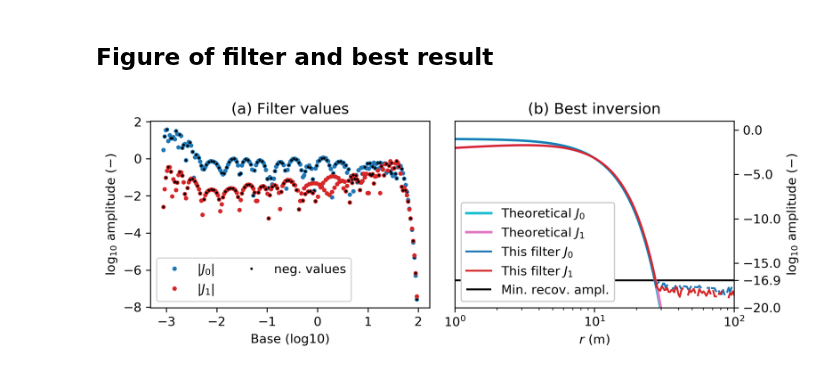
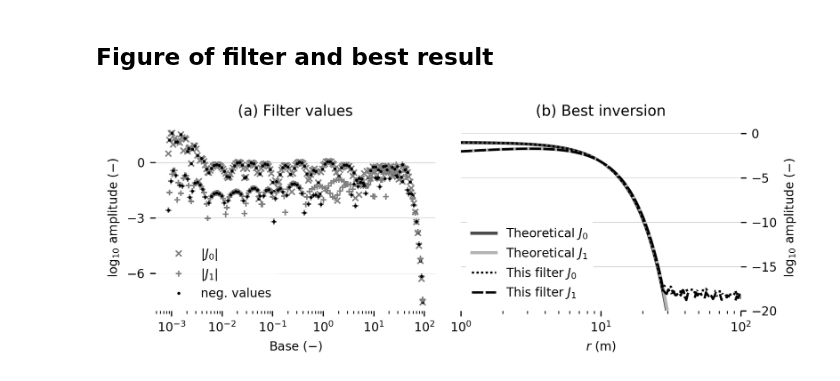
Before and after one commit to emsig/article-fdesign, a Jupyter notebook: notebooks/02-03-04-Figure_ExampleDesign.ipynb, the cells around one changed output. Drawn from its saved outputs; the diff is of its cells as text; code cells hidden in the pictures.

```diff
--- a/notebooks/02-03-04-Figure_ExampleDesign.ipynb
+++ b/notebooks/02-03-04-Figure_ExampleDesign.ipynb
@@ -117,13 +130,14 @@ def plot_out(out, out2=False):
 
     # plot `out`
     plt.pcolormesh(out[2][1, 0, :], out[2][0, :, 0], np.log10(out[3]),
-                   linewidth=0, rasterized=True)
+                   cmap=cmap, linewidth=0, rasterized=True)
 
     # Draw a red square if `out2` is provided
     if out2:
         minx, maxx = out2[2][1, 0, 0], out2[2][1, 0, -1]
         miny, maxy = out2[2][0, 0, 0], out2[2][0, -1, 0]
-        plt.plot([minx, minx, maxx, maxx, minx], [miny, maxy, maxy, miny, miny], 'C3')
+        plt.plot([minx, minx, maxx, maxx, minx], [miny, maxy, maxy, miny, miny], 'w', lw=1.52)
+        plt.plot([minx, minx, maxx, maxx, minx], [miny, maxy, maxy, miny, miny], 'k', lw=0.5)
 
     # Xlabel
     plt.xlabel('Shift')
@@ -133,11 +147,11 @@ def plot_out(out, out2=False):
         ticks = [-14, -10, -6, -2]
     else:
         ticks = [-17, -16, -15, -14, -13]
-    cb = plt.colorbar(ticks=ticks, orientation='horizontal', pad=0.22)
+    cb = plt.colorbar(ticks=ticks, orientation='horizontal', pad=0.26)
     cb.set_label(r'$\log_{10}$ min. amp. $(-)$')
 
 # Create figure
-fig, axs = plt.subplots(figsize=(9, 3), nrows=1, ncols=4)
+fig, axs = plt.subplots(figsize=(6.8, 2.3), nrows=1, ncols=4)
 axs = axs.ravel()
 
 # (a) Overview
@@ -164,7 +178,8 @@ plot_out(out4z)
 plt.tight_layout()
 
 # Save and show plot
-for ending in ['png', 'pdf', 'eps']:
-    plt.savefig('../figures/Figure-3.'+ending, bbox_inches='tight')
+if figsave:
+    for ending in ['png', 'pdf', 'eps']:
+        plt.savefig('../figures/Figure-3-bw.'+ending, bbox_inches='tight')
 plt.show()
 # %% [output]
@@ -174,61 +214,60 @@ plt.show()
 # %%
-plt.figure(figsize=(8, 3))
+plt.figure(figsize=(6.5, 2.5))
 plt.subplots_adjust(wspace=0.1)
 
+
 # (a) Filter values
-plt.subplot(121)
-plt.title('(a) Filter values')
+ax1 = create_axis(121, '(a) Filter values')
 
 # J0
-plt.plot(np.log10(filt.base), np.log10(np.abs(filt.j0)),
-         'C0.', lw=.5, ms=5,  label=r'$|J_0|$')
-plt.plot(np.log10(filt.base), np.log10(-filt.j0), 'k.', ms=2)
+plt.semilogx(filt.base, abs10(filt.j0), 'x', ms=4, mec='0.5',  label=r'$|J_0|$')
+plt.semilogx(filt.base, np.log10(-filt.j0), 'k.', ms=2)
+
 # J1
-plt.plot(np.log10(filt.base), np.log10(np.abs(filt.j1)),
-         'C3.', lw=.5, ms=5,  label=r'$|J_1|$')
-plt.plot(np.log10(filt.base), np.log10(-filt.j1),
-         'k.', ms=2,  label='neg. values')
+plt.semilogx(filt.base, abs10(filt.j1), '+', ms=4, mec='0.5', label=r'$|J_1|$')
+plt.semilogx(filt.base, np.log10(-filt.j1), 'k.', ms=2,  label='neg. values')
 
 
-plt.xlabel('Base (log10)')
-plt.ylabel('$\log_{10}$ amplitude ($-$)')
-plt.legend(loc=3, ncol=2)
+ax1.set_xlabel(r'Base ($-$)')
+ax1.set_ylabel(r'$\log_{10}$ amplitude ($-$)')
+ax1.set_yticks([0, -3, -6])
+
+# Legend
+plt.legend(loc=3, ncol=1, edgecolor='1')
 
 
 # (b) Plot rhs
-ax = plt.subplot(122)
-plt.title('(b) Best inversion')
+ax2 = create_axis(122, '(b) Best inversion')
 
 # Transform pair rhs
-plt.semilogx(r, np.log10(np.abs(fI0.rhs(r))), 'C9', lw=2, label='Theoretical $J_0$')
-plt.semilogx(r, np.log10(np.abs(fI1.rhs(r))), 'C6', lw=2, label='Theoretical $J_1$')
+plt.semilogx(r, abs10(fI0.rhs(r)), '0.3', lw=2, label='Theoretical $J_0$')
+plt.semilogx(r, abs10(fI1.rhs(r)), '0.7', lw=2, label='Theoretical $J_1$')
 
 # Calculate rhs-response with this filter
 k = filt.base/r[:, None]
 rhs0 = np.dot(fI0.lhs(k), filt.j0)/r
 rhs1 = np.dot(fI1.lhs(k), filt.j1)/r
 
 # Transform with filter
-plt.semilogx(r, np.log10(np.abs(rhs0)), 'C0', lw=1.5, label=r'This filter $J_0$')
-plt.semilogx(r, np.log10(np.abs(rhs1)), 'C3', lw=1.5, label=r'This filter $J_1$')
-plt.hlines(np.log10(out[1]), 1e0, 1e2, label='Min. recov. ampl.')
+plt.semilogx(r, abs10(rhs0), 'k', lw=1.5, linestyle=(0, (1, 1)), label=r'This filter $J_0$')
+plt.semilogx(r, abs10(rhs1), 'k', lw=1.5, linestyle=(0, (5, 1)), label=r'This filter $J_1$')
 
 plt.ylim([-20, 1])
 plt.xlim([1e0, 1e2])
-ax.yaxis.tick_right()
-ax.yaxis.set_label_position("right")
+
 plt.ylabel('$\log_{10}$ amplitude ($-$)')
 plt.xlabel(r'$r$ (m)')
-plt.yticks([0, -5, -10, -15, np.log10(out[1]), -20])
-plt.legend(loc=3, ncol=1, framealpha=1)
+plt.yticks([0, -5, -10, -15, -20])
+plt.legend(loc=3, ncol=1, edgecolor='1', framealpha=1)
 
 plt.tight_layout()
 # Save and show plot
-for ending in ['png', 'pdf', 'eps']:
-    plt.savefig('../figures/Figure-4.'+ending, bbox_inches='tight')
+if figsave:
+    for ending in ['png', 'pdf', 'eps']:
+        plt.savefig('../figures/Figure-4-bw.'+ending, bbox_inches='tight')
 plt.show()
 # %% [output]
-[figure, old version]
+[figure, new version]
 # %%
 epm.versions('HTML')
 # %% [output]
```
Also changed, not shown: parts of 8 cells of this notebook, 25 other files.
